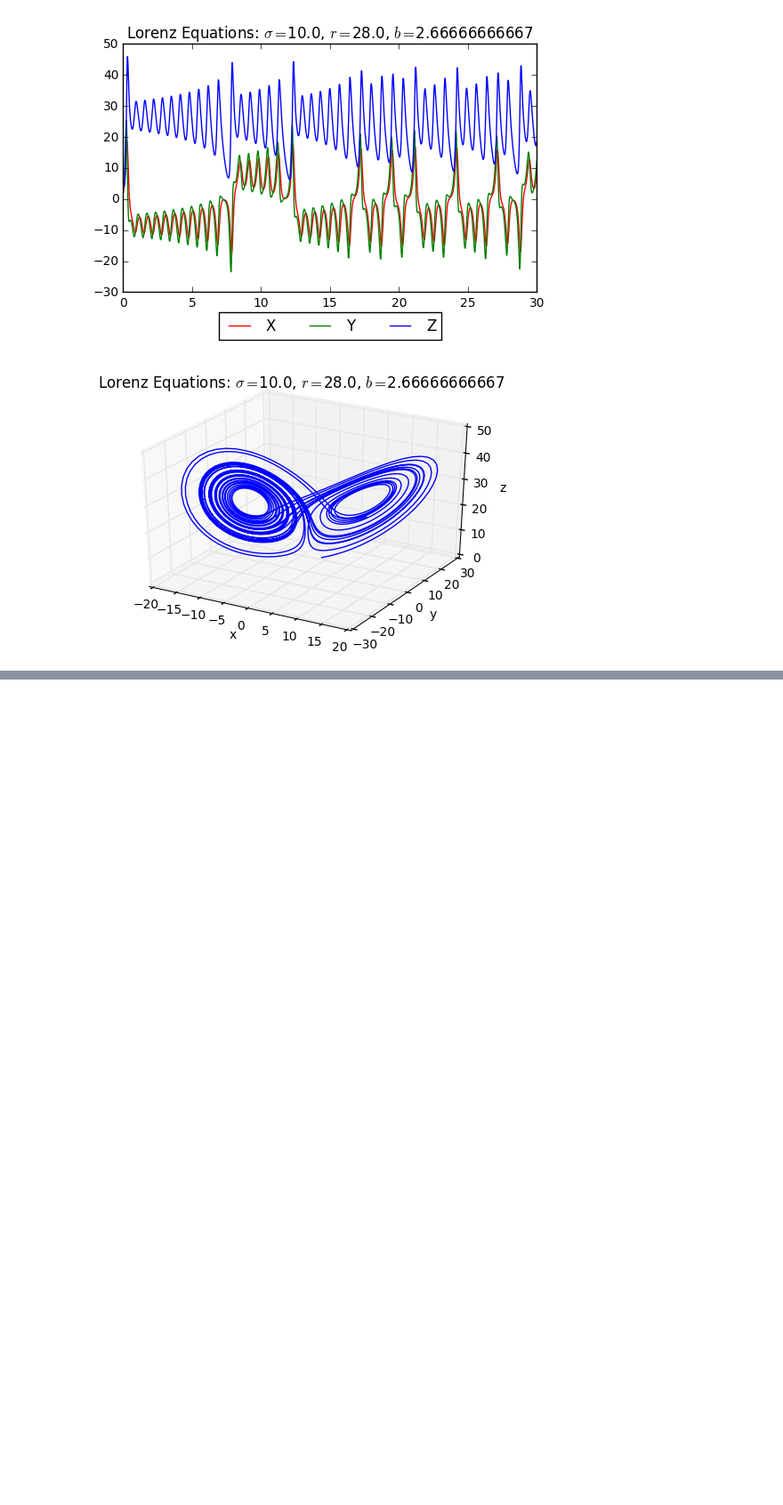
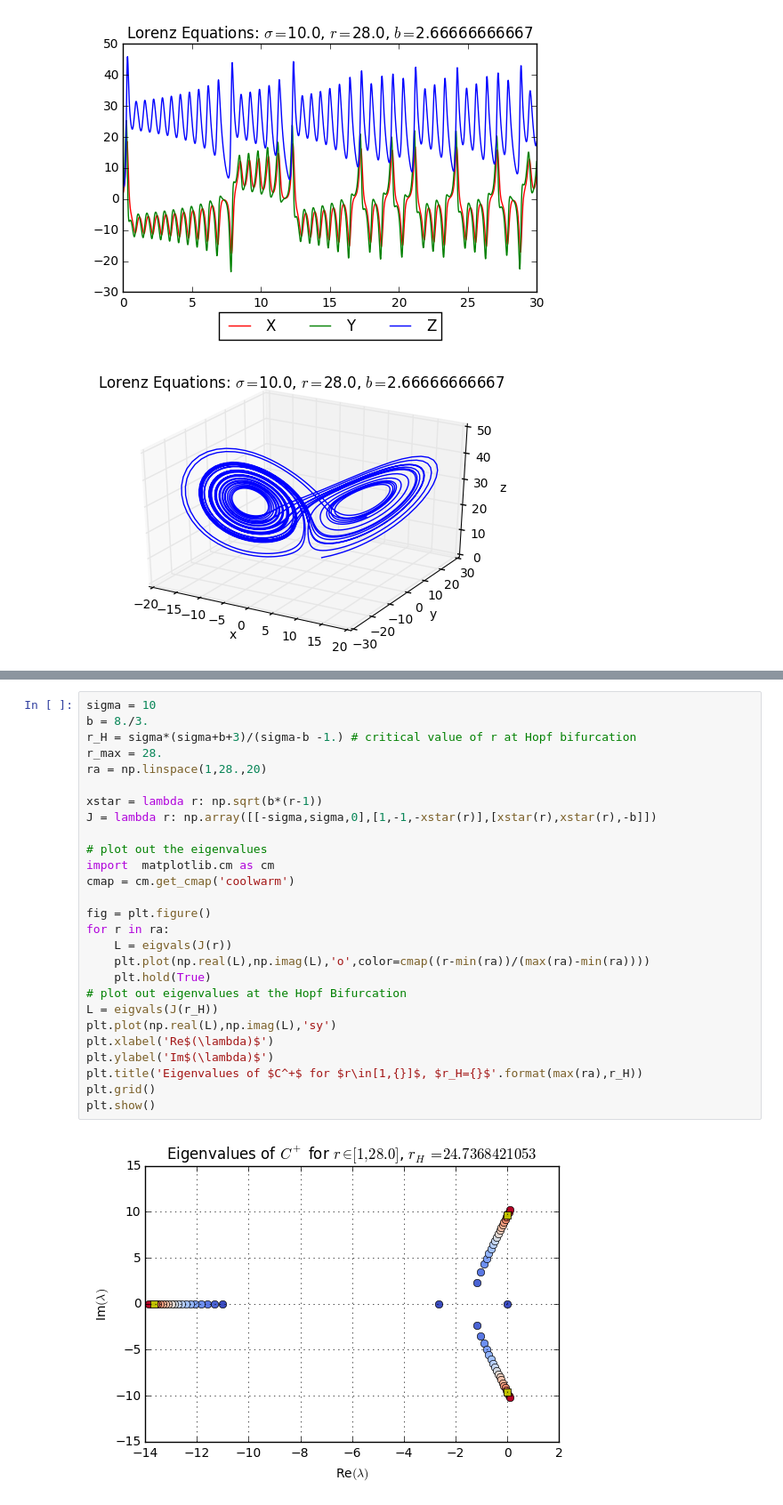
Before and after one commit to mspieg/dynamical-systems, a Jupyter notebook: LorenzEquations.ipynb, the cells around one changed output, grey strips where cells are left out. Shown at 89% size. Cells and saved outputs as stored; diff of their text form; blank space fills up the shorter version.

Commit message:
Added eigenvalue analysis

```diff
--- a/LorenzEquations.ipynb
+++ b/LorenzEquations.ipynb
@@ -164,0 +219,29 @@ PlotLorenz3D(state,sigma,r,b)
+# %%
+sigma = 10
+b = 8./3.
+r_H = sigma*(sigma+b+3)/(sigma-b -1.) # critical value of r at Hopf bifurcation
+r_max = 28.
+ra = np.linspace(1,28.,20)
+
+xstar = lambda r: np.sqrt(b*(r-1))
+J = lambda r: np.array([[-sigma,sigma,0],[1,-1,-xstar(r)],[xstar(r),xstar(r),-b]])
+
+# plot out the eigenvalues
+import  matplotlib.cm as cm
+cmap = cm.get_cmap('coolwarm')
+
+fig = plt.figure()
+for r in ra:
+    L = eigvals(J(r))
+    plt.plot(np.real(L),np.imag(L),'o',color=cmap((r-min(ra))/(max(ra)-min(ra))))
+    plt.hold(True)
+# plot out eigenvalues at the Hopf Bifurcation
+L = eigvals(J(r_H))
+plt.plot(np.real(L),np.imag(L),'sy')
+plt.xlabel('Re$(\lambda)$')
+plt.ylabel('Im$(\lambda)$')
+plt.title('Eigenvalues of $C^+$ for $r\in[1,{}]$, $r_H={}$'.format(max(ra),r_H))
+plt.grid()
+plt.show()
+# %% [output]
+[figure, added]
```
Also changed, not shown: parts of 4 cells of this notebook.
